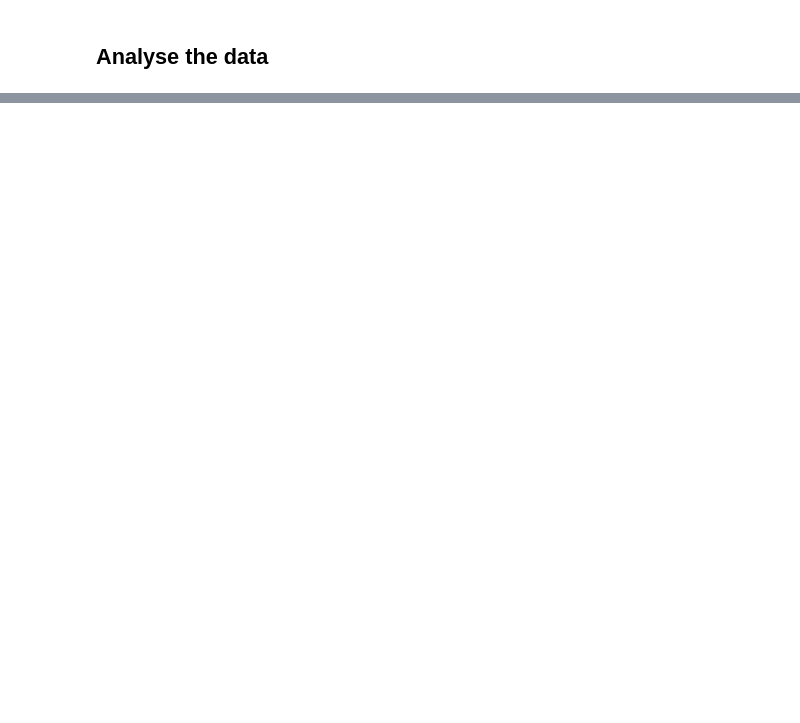
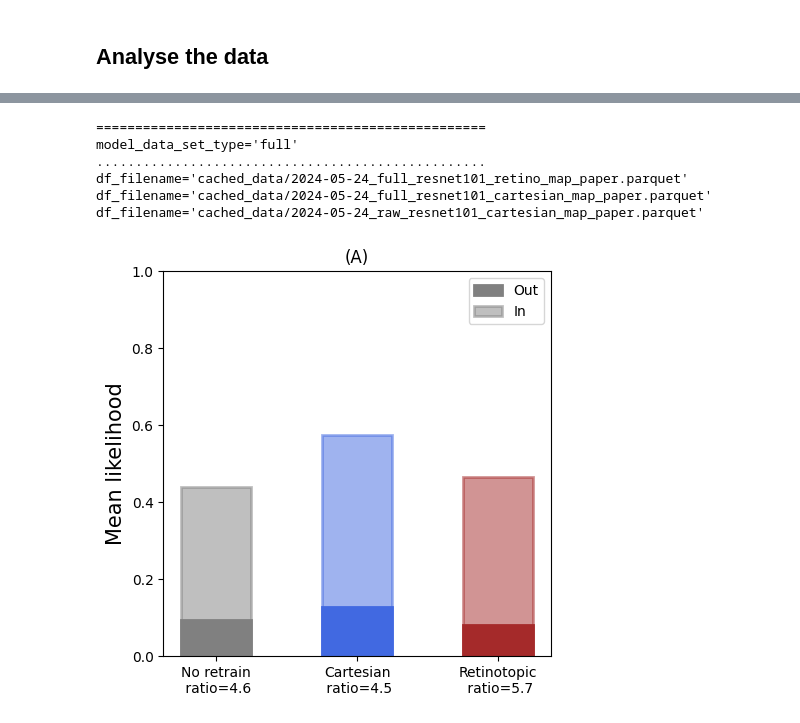
Before and after one commit to bicv/Retinotopy, a Jupyter notebook: 25_stats_of_likelihood_map.ipynb, the cells around one changed output, grey strips where cells are left out. Drawn from its saved outputs; the diff is of its cells as text; code cells hidden in the pictures; blank space fills up the shorter version.

```diff
--- a/25_stats_of_likelihood_map.ipynb
+++ b/25_stats_of_likelihood_map.ipynb
@@ -305 +411,64 @@ df_filename='cached_data/2024-05-24_raw_resnet101_cartesian_map_paper.parquet'
+# %%
+import matplotlib.pyplot as plt
+import numpy as np
+
+# data from https://allisonhorst.github.io/palmerpenguins/
+
+
+for model_data_set_type in ['full']:
+#for model_data_set_type in ['full', 'bbox']:
+    print(50*'=')
+    print(f'{model_data_set_type=}')
+    for model_name in  ['resnet101']:
+    #for model_name in  ['resnet18', 'resnet50', 'resnet101']:
+        print(50*'.')
+        below, above, ratio = [], [], []
+        df, df_ret, df_raw = get_pandas(model_data_set_type, model_name)
+
+        for df_ in [df_raw, df, df_ret]:
+
+            below.append(df_['likelihood_out_mean'].mean())
+            above.append(df_['likelihood_in_mean'].mean())
+            ratio.append(df_['likelihood_in_mean'].mean()/df_['likelihood_out_mean'].mean())
+
+        weight_counts = {
+            "Out": np.array(below),
+            "In": np.array(above),
+        }
+
+        species = (
+            f"No retrain\n ratio={ratio[0]:.1f}",
+            f"Cartesian\n ratio={ratio[1]:.1f}",
+            f"Retinotopic\n ratio={ratio[2]:.1f}",
+        )
+
+        width = 0.5
+
+        fig, ax = plt.subplots(1, 1, figsize=(5, 5))
+        plt.tick_params(axis='both', which='major', labelsize=10)
+        bottom = np.zeros(3)
+        alpha = 1
+        for boolean, weight_count in weight_counts.items():
+            p = ax.bar(species, weight_count, width, label=boolean, bottom=bottom, alpha=alpha, color=['grey', 'royalblue', 'brown'],
+                       edgecolor =['grey', 'royalblue', 'brown'], linewidth = 2)
+            #bottom += weight_count
+            alpha -= .5
+
+        ax.set_ylim(0, 1)
+        ax.set_title("(A)")
+        ax.legend(loc="upper right")
+        ax.set_ylabel(f"Mean likelihood", size=15)
+        #ax.set_xlabel(f"Ratio In / Out", size=15)
+        #ax.axhline(y=0.5, xmin=0, ls='--', color='black', alpha=.5, xmax=5)
+        plt.show()
+        if False:
+            to_save(fig, 'fig-ratio_paper')
+# %% [output]
+==================================================
+model_data_set_type='full'
+..................................................
+df_filename='cached_data/2024-05-24_full_resnet101_retino_map_paper.parquet'
+df_filename='cached_data/2024-05-24_full_resnet101_cartesian_map_paper.parquet'
+df_filename='cached_data/2024-05-24_raw_resnet101_cartesian_map_paper.parquet'
+[figure, added]
 # %%
```
Also changed, not shown: parts of 27 cells of this notebook, 1 other file.
